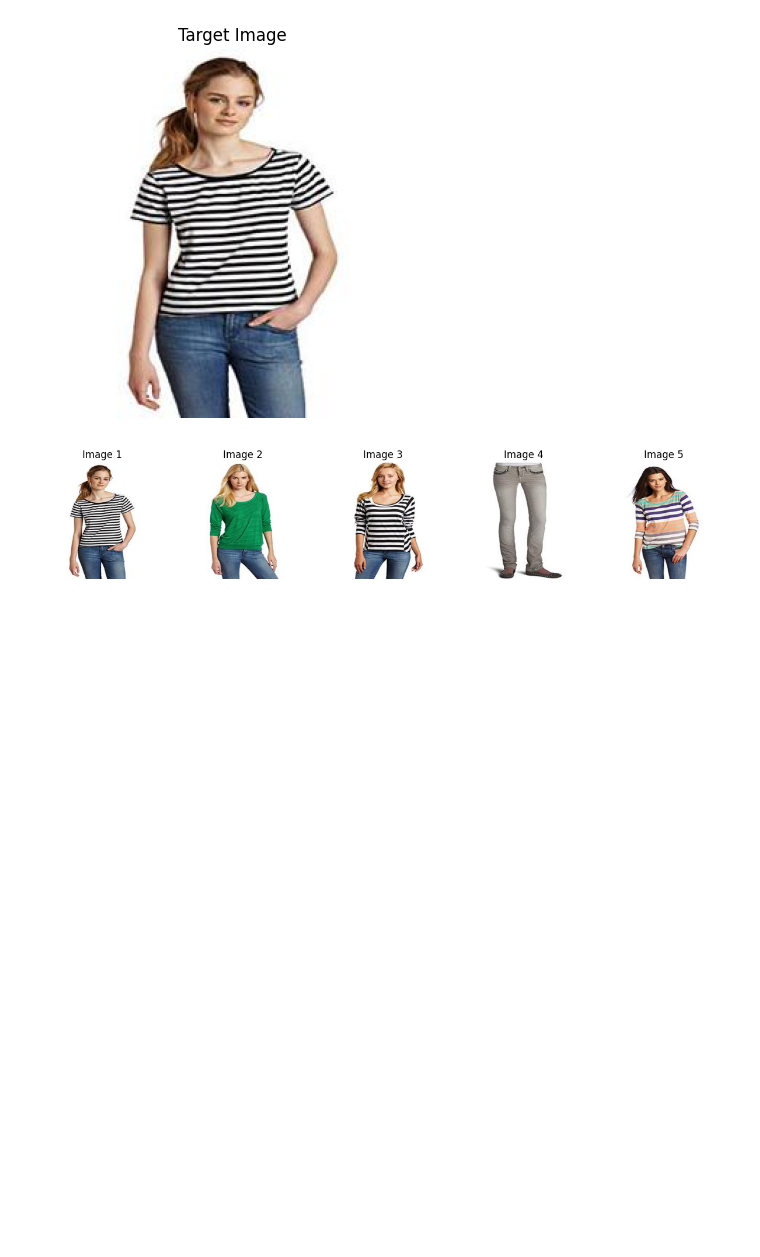
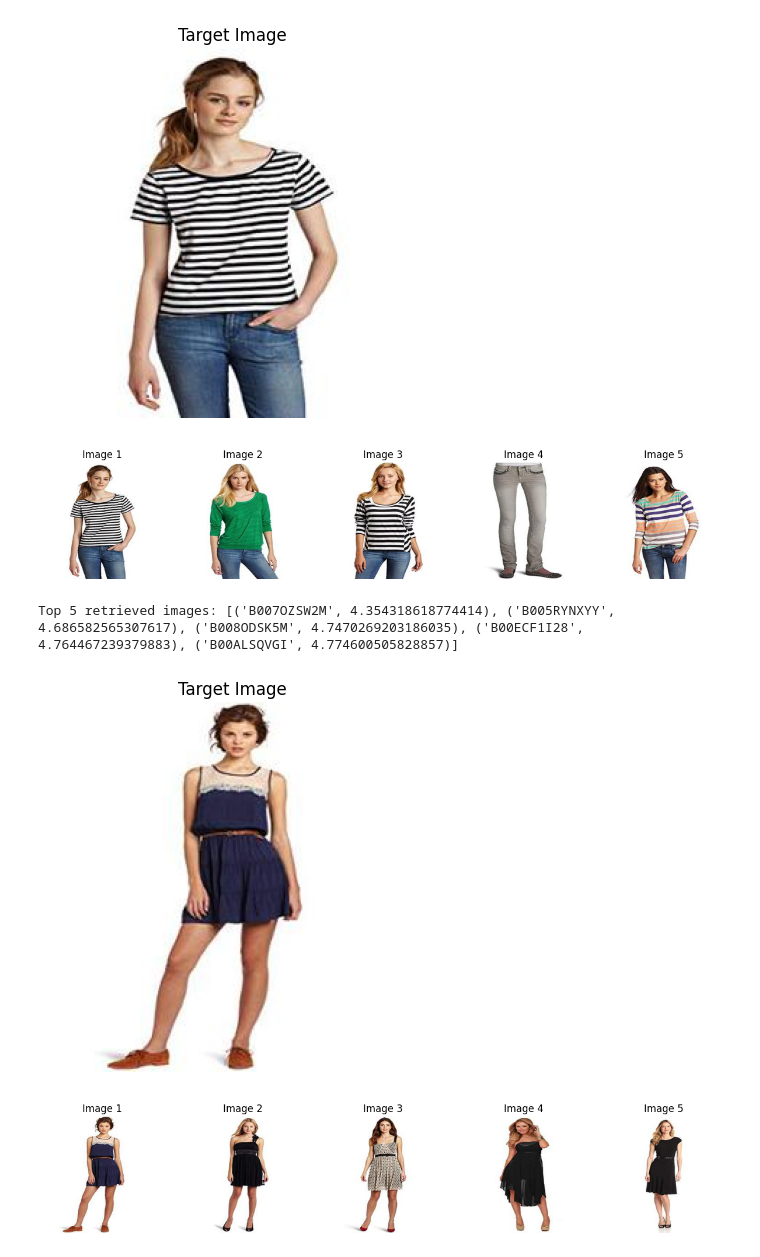
Before and after one commit to Ayushi8989/Image-retrieval-with-text-feedback, a Jupyter notebook: data.ipynb, the cells around one changed output. Drawn from its saved outputs; the diff is of its cells as text; code cells hidden in the pictures; blank space fills up the shorter version.

```diff
--- a/data.ipynb
+++ b/data.ipynb
@@ -194,7 +207,11 @@ caption_dir = 'fashionIQ_dataset/captions'
 image_dir = 'fashionIQ_dataset/images'
 image_splits_dir = 'fashionIQ_dataset/image_splits'
 
-retrieved_images = []
+retrieved_images_5 = []
+retrieved_images_10 = []
+retrieved_images_20 = []
+retrieved_images_30 = []
+retrieved_images_50 = []
 target_images = []
 
 # Function to compute Euclidean distance between two embeddings
@@ -231,10 +248,16 @@ for filename in [f for f in os.listdir(caption_dir) if f.endswith('.val.json')]:
                 print(f"Error processing image {image}: {e}")
 
         image_distances.sort(key=lambda x: x[1], reverse=False)
-        retrieved_images.append(image_distances[:5])
+
+        retrieved_images_5.append(image_distances[:5])
+        retrieved_images_10.append(image_distances[:10])
+        retrieved_images_20.append(image_distances[:20])
+        retrieved_images_30.append(image_distances[:30])
+        retrieved_images_50.append(image_distances[:50])
+
         target_images.append(item['target'])
 
-print(f"Total candidates: {len(retrieved_images)}")
+# print(f"Total candidates: {len(retrieved_images)}")
 print(f"Total targets: {len(target_images)}")
 # %% [output]
 cap.toptee.val.json
@@ -518,3 +483,50 @@ plt.show()
 Top 5 retrieved images: [('B004TJ2UR4', 5.6790771484375), ('B0051KY8IY', 6.027467250823975), ('B0051932YG', 6.087332725524902), ('B002ZLOVSO', 6.089166164398193), ('B007HZI9IQ', 6.104337692260742)]
 [figure]
 [figure]
+# %%
+# test dress images
+query_text = "is sleeveless black dress"
+query_text_emb = get_text_embedding(query_text)
+
+# pick random image from test set
+query_image = random.choice(dress_test_images)
+query_image_emb = map_image_emb[query_image]
+
+combined_query_emb = (query_image_emb + query_text_emb) / 2.0
+
+image_dir = "../fashionIQ_dataset/images"
+image_distances = []
+for image in map_image_emb:
+    try:
+        image_emb = map_image_emb[image]
+        distance = euclidean_distance(combined_query_emb, image_emb)
+        image_distances.append((image, distance.item()))
+    except Exception as e:
+        print(f"Error processing image {image}: {e}")
+
+image_distances.sort(key=lambda x: x[1], reverse=False)
+retrieved_images = image_distances[:5]
+print(f"Top 5 retrieved images: {retrieved_images}")
+
+# Display the target image
+target_image_path = os.path.join(image_dir, query_image + ".jpg")
+target_image = mpimg.imread(target_image_path)
+plt.imshow(target_image)
+plt.axis('off')
+plt.title("Target Image")
+plt.show()
+
+# Display the top 5 retrieved images
+plt.figure(figsize=(15, 10))
+for i, (image_id, _) in enumerate(retrieved_images):
+    image_path = os.path.join(image_dir, image_id + ".jpg")
+    image = mpimg.imread(image_path)
+    plt.subplot(1, 5, i + 1)
+    plt.imshow(image)
+    plt.axis('off')
+    plt.title(f"Image {i + 1}")
+plt.show()
+# %% [output]
+Top 5 retrieved images: [('B007OZSW2M', 4.354318618774414), ('B005RYNXYY', 4.686582565307617), ('B008ODSK5M', 4.7470269203186035), ('B00ECF1I28', 4.764467239379883), ('B00ALSQVGI', 4.774600505828857)]
+[figure, added]
+[figure, added]
```
Also changed, not shown: parts of 18 cells of this notebook.
